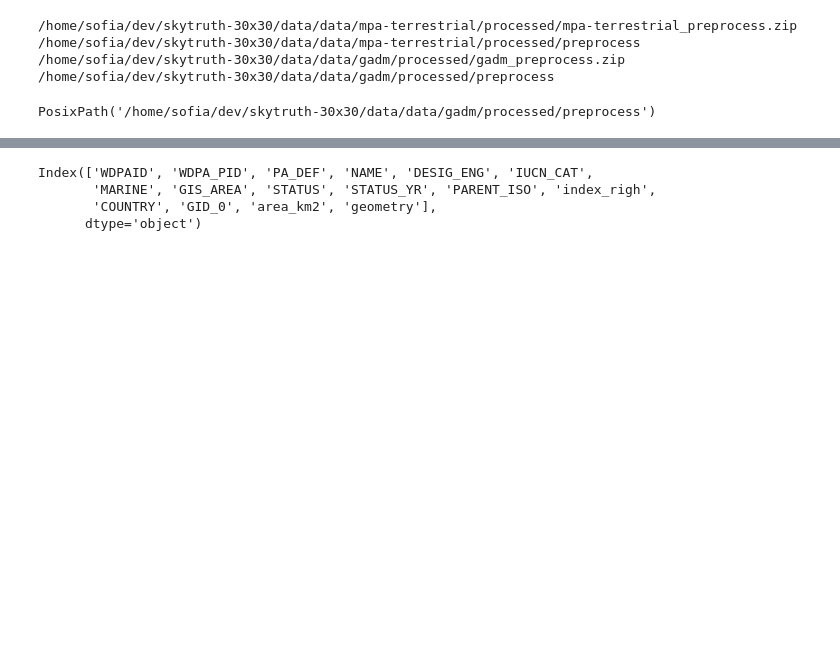
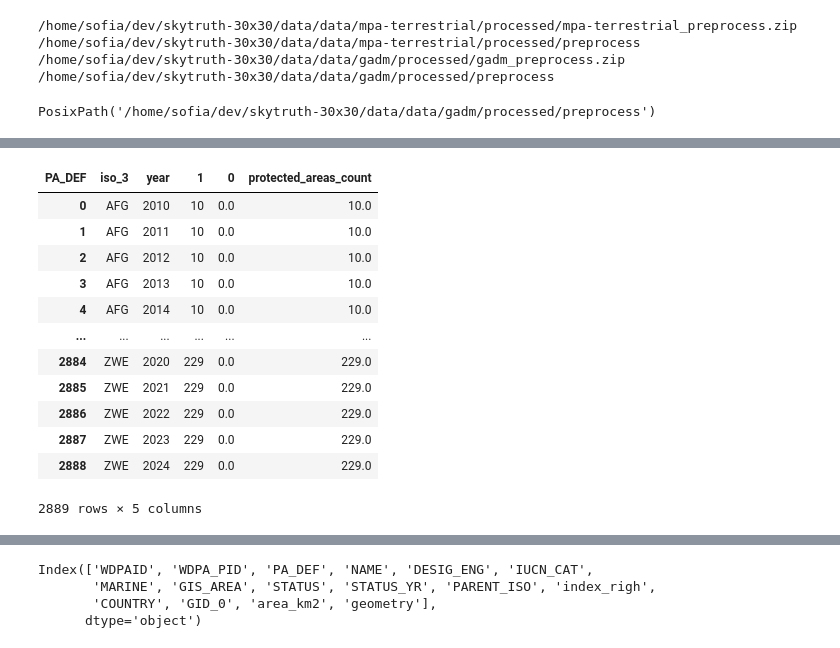
Before and after one commit to Vizzuality/skytruth-30x30, a Jupyter notebook: data/notebooks/pipes_mock/precalc_sofia.ipynb, the cells around one changed output, grey strips where cells are left out. Cells and saved outputs as stored; diff of their text form; code cells hidden in the pictures; blank space fills up the shorter version.

```diff
--- a/data/notebooks/pipes_mock/precalc_sofia.ipynb
+++ b/data/notebooks/pipes_mock/precalc_sofia.ipynb
@@ -1616,0 +1714,18 @@ sjoin_gdf.head(2)
+# %%
+# # Calculate wdpa cumulative counts and pa and oecm percentages
+cumulative_counts = cumulative_pa_def_counts(sjoin_gdf)
+cumulative_counts
+# %% [output]
+| PA_DEF | iso_3 | year | 1 | 0 | protected_areas_count |
+| 0 | AFG | 2010 | 10 | 0.0 | 10.0 |
+| 1 | AFG | 2011 | 10 | 0.0 | 10.0 |
+| 2 | AFG | 2012 | 10 | 0.0 | 10.0 |
+| 3 | AFG | 2013 | 10 | 0.0 | 10.0 |
+| 4 | AFG | 2014 | 10 | 0.0 | 10.0 |
+| ... | ... | ... | ... | ... | ... |
+| 2884 | ZWE | 2020 | 229 | 0.0 | 229.0 |
+| 2885 | ZWE | 2021 | 229 | 0.0 | 229.0 |
+| 2886 | ZWE | 2022 | 229 | 0.0 | 229.0 |
+| 2887 | ZWE | 2023 | 229 | 0.0 | 229.0 |
+| 2888 | ZWE | 2024 | 229 | 0.0 | 229.0 |
+2889 rows × 5 columns
```
Also changed, not shown: parts of 49 cells of this notebook, 2 other files.
